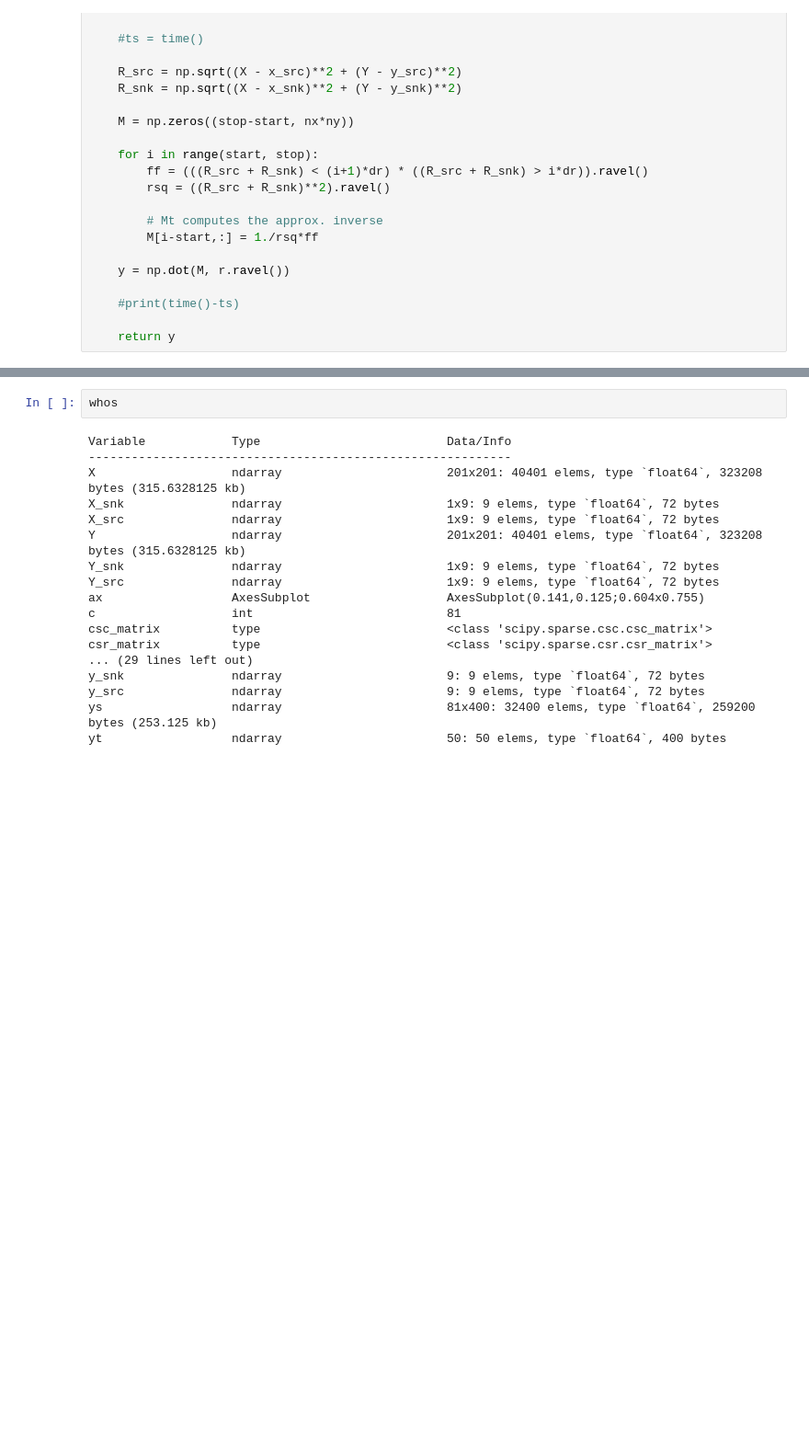
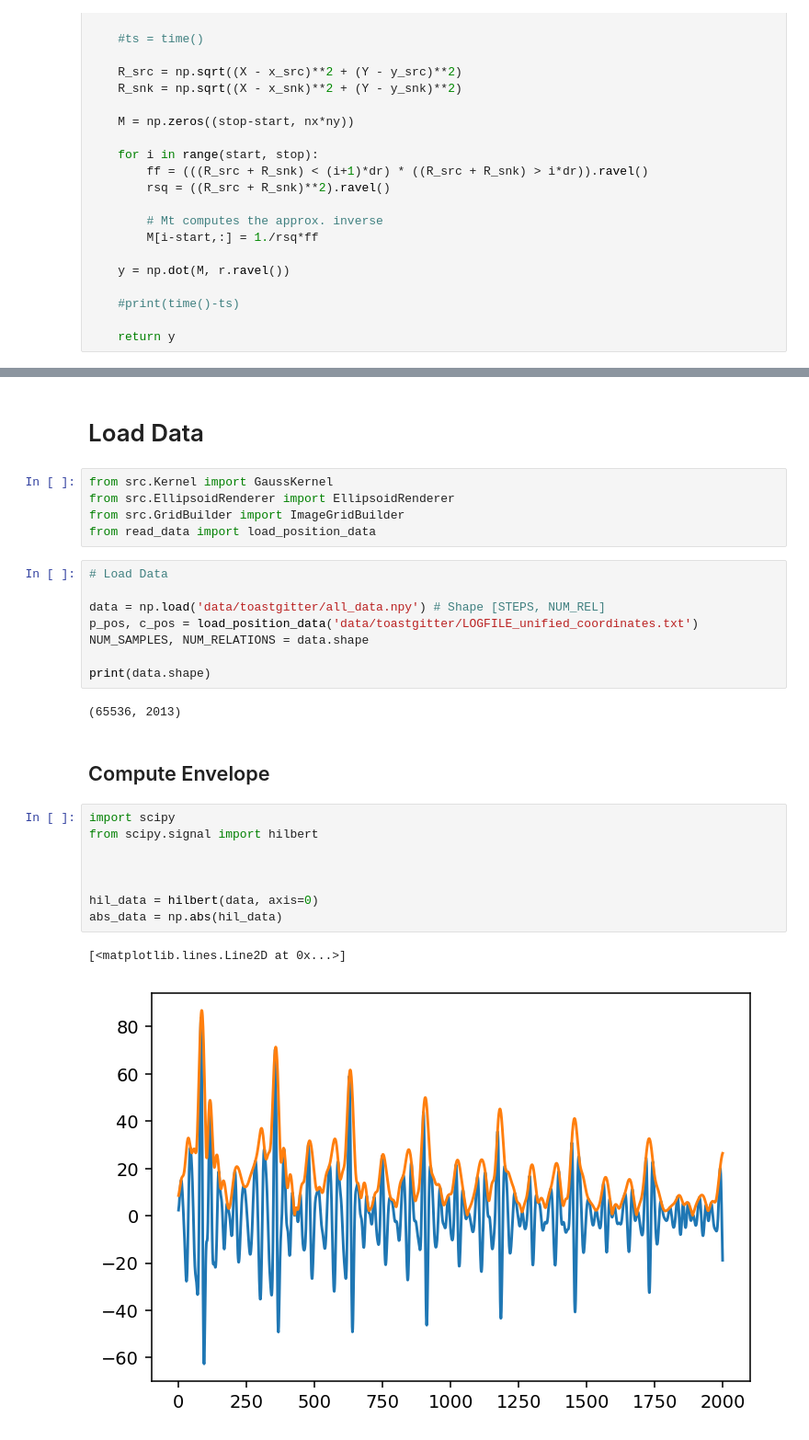
Before and after one commit to EdgarDorausch/HybridEcho-ImageReconstruction, a Jupyter notebook: fwd_und_img_edited.ipynb, the cells around one changed output, grey strips where cells are left out. Shown at 92% size. Saved outputs shown, nothing was run; the diff lists cells and outputs as text; blank space fills up the shorter version.

```diff
--- a/fwd_und_img_edited.ipynb
+++ b/fwd_und_img_edited.ipynb
@@ -144,20 +145,30 @@ plt.colorbar(p)
-# %%
-whos
-# %% [output]
-Variable            Type                          Data/Info
------------------------------------------------------------
-X                   ndarray                       201x201: 40401 elems, type `float64`, 323208 bytes (315.6328125 kb)
-X_snk               ndarray                       1x9: 9 elems, type `float64`, 72 bytes
-X_src               ndarray                       1x9: 9 elems, type `float64`, 72 bytes
-Y                   ndarray                       201x201: 40401 elems, type `float64`, 323208 bytes (315.6328125 kb)
-Y_snk               ndarray                       1x9: 9 elems, type `float64`, 72 bytes
-Y_src               ndarray                       1x9: 9 elems, type `float64`, 72 bytes
-ax                  AxesSubplot                   AxesSubplot(0.141,0.125;0.604x0.755)
-c                   int                           81
-csc_matrix          type                          <class 'scipy.sparse.csc.csc_matrix'>
-csr_matrix          type                          <class 'scipy.sparse.csr.csr_matrix'>
-... (29 lines left out)
-y_snk               ndarray                       9: 9 elems, type `float64`, 72 bytes
-y_src               ndarray                       9: 9 elems, type `float64`, 72 bytes
-ys                  ndarray                       81x400: 32400 elems, type `float64`, 259200 bytes (253.125 kb)
-yt                  ndarray                       50: 50 elems, type `float64`, 400 bytes
+# %% [markdown]
+# Load Data
+# %%
+from src.Kernel import GaussKernel
+from src.EllipsoidRenderer import EllipsoidRenderer
+from src.GridBuilder import ImageGridBuilder
+from read_data import load_position_data
+# %%
+# Load Data
+
+data = np.load('data/toastgitter/all_data.npy') # Shape [STEPS, NUM_REL]
+p_pos, c_pos = load_position_data('data/toastgitter/LOGFILE_unified_coordinates.txt')
+NUM_SAMPLES, NUM_RELATIONS = data.shape
+
+print(data.shape)
+# %% [output]
+(65536, 2013)
+# %% [markdown]
+## Compute Envelope
+# %%
+import scipy
+from scipy.signal import hilbert
+
+
+
+hil_data = hilbert(data, axis=0)
+abs_data = np.abs(hil_data)
+# %% [output]
+[<matplotlib.lines.Line2D at 0x...>]
+[figure, added]
```
Also changed, not shown: parts of 4 cells of this notebook.
